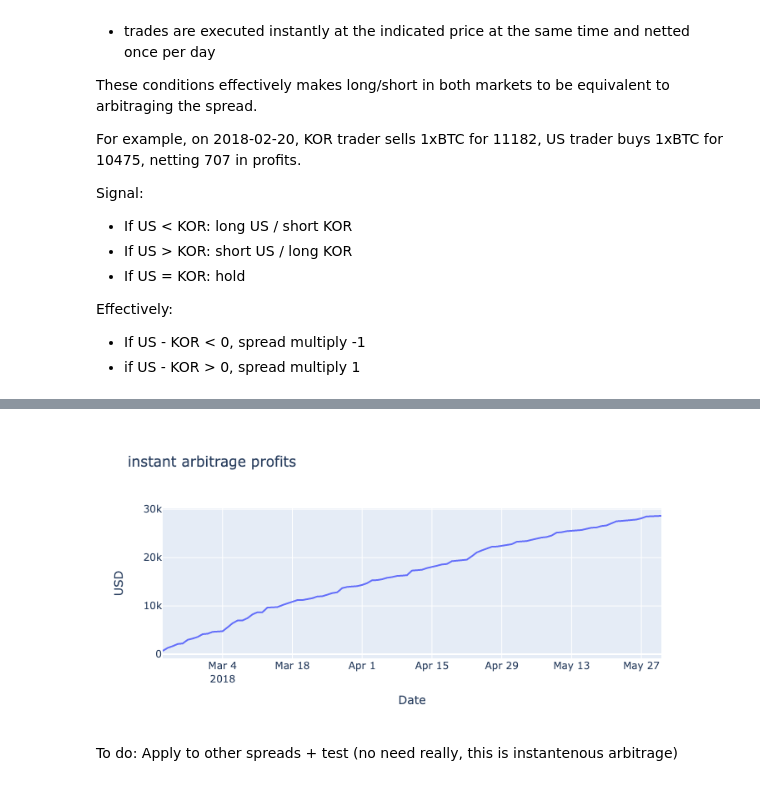
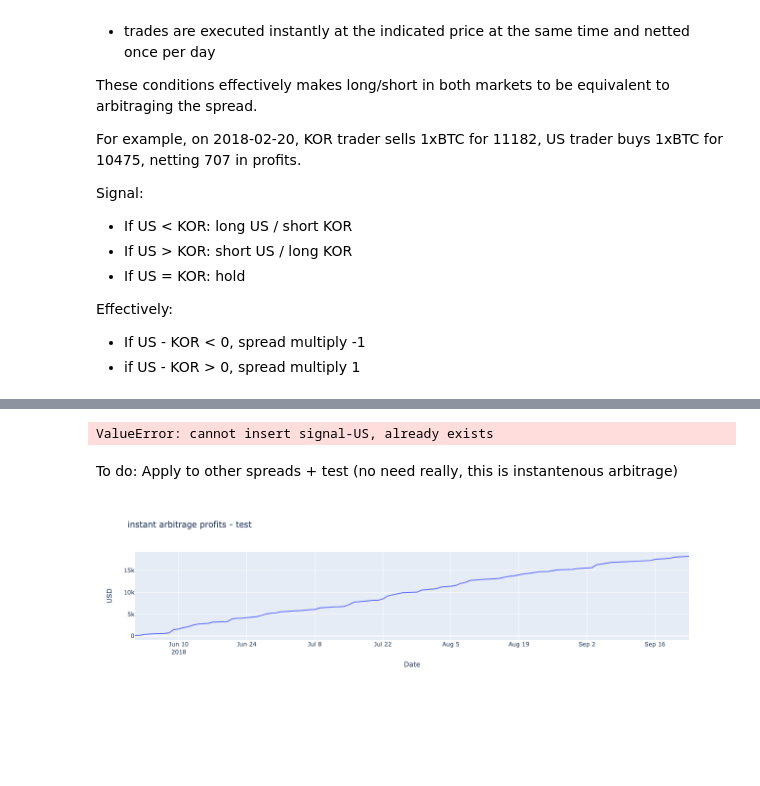
Before and after one commit to ptzhi/defi-primitives, a Jupyter notebook: notebooks/kimchi-premium/kimchi-premium.ipynb, the cells around one changed output, grey strips where cells are left out. Saved outputs shown, nothing was run; the diff lists cells and outputs as text; code cells hidden in the pictures; blank space fills up the shorter version.

```diff
--- a/notebooks/kimchi-premium/kimchi-premium.ipynb
+++ b/notebooks/kimchi-premium/kimchi-premium.ipynb
@@ -417,15 +384,53 @@ for arb1 in train_df['arb1']:
+# %%
+def instantArbitrage(df):
+    # creat signals
+    df.insert(len(df.columns),'signal-US',np.zeros(len(df)))
+    df.loc[df['US-KOR-spread'] < 0, 'signal-US'] = -1
+    df.loc[df['US-KOR-spread'] > 0, 'signal-US'] = 1
+    df.loc[df['US-KOR-spread'] == 0, 'signal-US'] = 0
+    df['signal-KOR'] = df['signal-US']*-1
+
+    # create arbitrage profit
+    df['arb1'] = (df['signal-US']*df['US-gemini']) + (df['signal-KOR']*df['KOR-upbit'])
+
+    # calculate cumulative profit
+    arb_profit = 0
+    arb_cum = []
+    for arb in df['arb1']:
+        arb_profit += arb
+        arb_cum.append(arb_profit)
+
+    return arb_cum
 # %%
-px.line(
+test_df = kimchi_df[101:].copy()
+train_arb_cum = instantArbitrage(train_df)
+fig = px.line(
     x=train_df.index,
-    y=arb1_cum,
-    title='instant arbitrage profits',
+    y=train_arb_cum,
+    title='instant arbitrage profits - training',
     labels={
         "x":'Date',
         "y":'USD'
     }
 )
+fig.show()
 # %% [output]
-[figure, removed]
+ValueError: cannot insert signal-US, already exists
 # %% [markdown]
 To do:
 Apply to other spreads + test (no need really, this is instantenous arbitrage)
+# %%
+test_df = kimchi_df[101:].copy()
+test_arb_cum = instantArbitrage(test_df)
+fig = px.line(
+    x=test_df.index,
+    y=test_arb_cum,
+    title='instant arbitrage profits - test',
+    labels={
+        "x":'Date',
+        "y":'USD'
+    }
+)
+fig.show()
+# %% [output]
+[figure, added]
```
Also changed, not shown: parts of 14 cells of this notebook.
